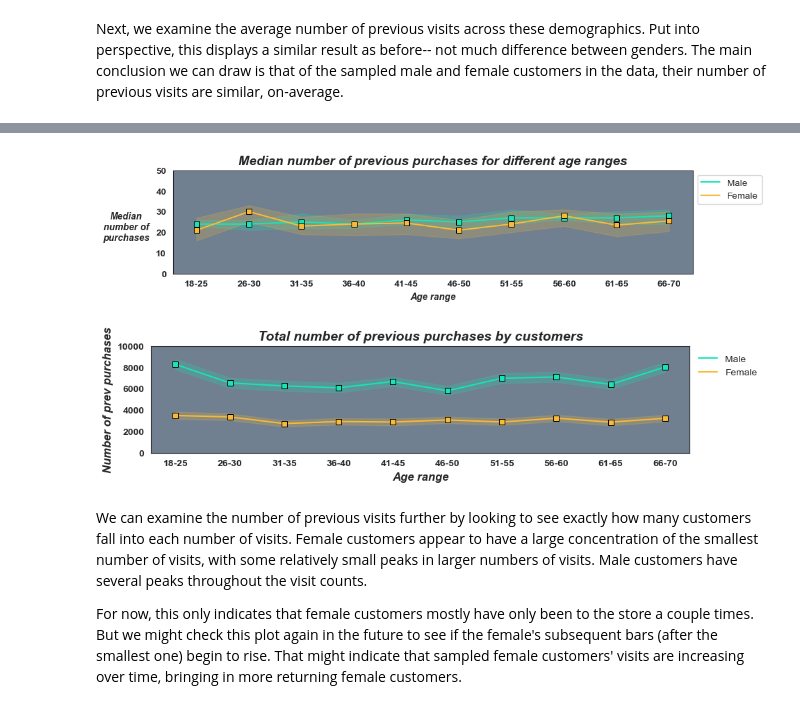
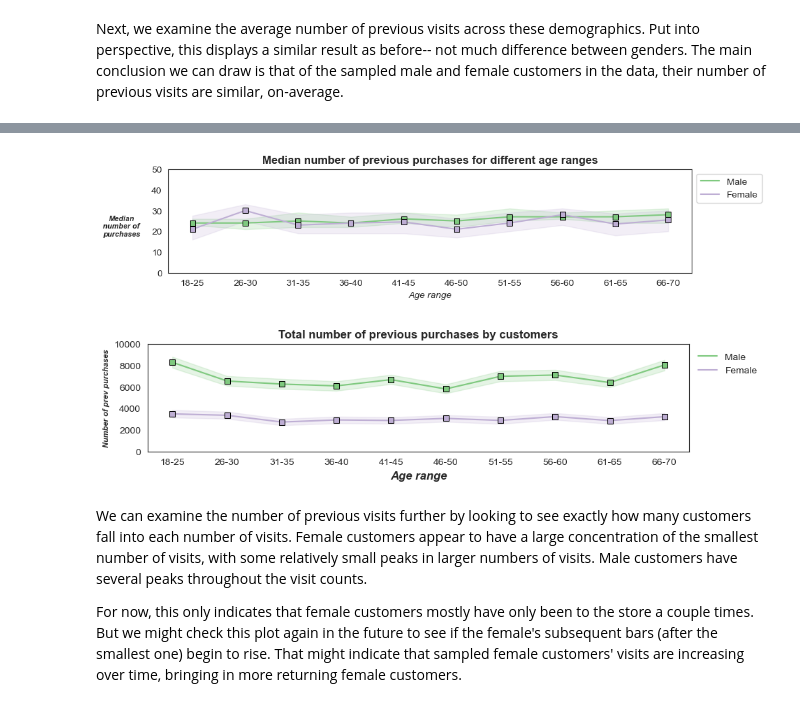
Before and after one commit to molly777yllom/DataDive3_DATA3500, a Jupyter notebook: shopping_trends.ipynb, the cells around one changed output, grey strips where cells are left out. Saved outputs shown, nothing was run; the diff lists cells and outputs as text; code cells hidden in the pictures.

```diff
--- a/shopping_trends.ipynb
+++ b/shopping_trends.ipynb
@@ -912,24 +912,23 @@ plt.show()
 If we look at the total expenditures, we see the greater number of male customers is reflected by the greater total purchases they had across their age ranges. The underlying trend, though, is still quite similar for both male and female customers.
 # %%
 # Plot: Total amount spent by different age ranges (and by gender)
-f, ax = plt.subplots(figsize=(10, 2))
+f, ax = plt.subplots(figsize=(10, 2))  # set up figure, styles
 plt.subplots_adjust(hspace=0.3, wspace=0.5)
-sns.set_style('white')
+# set up line plot
 sns.lineplot(x="Age Range", y='Purchase Amount (USD)', data=shopping, hue='Gender', palette='Accent', ax=ax, estimator=np.sum)
-lines=ax.lines  # set markers for the lines
+lines=ax.lines  # create lines object to set markers for the lines
 lines[0].set_marker("s")  # set square marker for line 1
 lines[0].set_markeredgecolor('black')  # set black marker edge color for line 1
 lines[1].set_marker("s")  # set square marker for line 2
 lines[1].set_markeredgecolor('black')  # set black marker edge color for line 2
-ax.set_title('Total shopping expenditure', fontsize=12, weight='bold')
-ax.set_xlabel('Age range', style='italic', size=8)
-ax.set_ylabel('Total\npurchases\n(USD)', style='italic', size=8, rotation=0)  # customize the y-axis label
+ax.set_title('Total shopping expenditures', fontsize=12, weight='bold')
+ax.set_xlabel('Age range', style='italic', size=8)  # customize x-axis label
+ax.set_ylabel('Total\npurchases\n(USD)', weight='bold', style='italic', size=8, rotation=0)  # customize the y-axis label
 ax.get_yaxis().set_label_coords(-0.12,0.35)  # Adjust y-axis label position
-ax.set_facecolor('white')
-ax.set_ylim(0, 25000)
+ax.set_ylim(0, 25000)  # change axis limits, for perspective
 ax.legend(loc='upper left', bbox_to_anchor=(1, 1))  # customize the legend placement
-ax.yaxis.set_major_formatter(formatter)  # apply the formatting function to add % signs to y-axis
-plt.show()
+ax.yaxis.set_major_formatter(formatter)  # apply the formatting function to add $ signs to y-axis
+plt.show()  # show the plot
 # %% [output]
 [figure]
 # %%
@@ -990,53 +984,43 @@ plt.show()
 # %%
 # Plot: Median number of purchases by different age ranges (and by gender)
-f, ax = plt.subplots(figsize=(10, 2))
+f, ax = plt.subplots(figsize=(10, 2))  # set up the figure, styles
 plt.subplots_adjust(hspace=0.3, wspace=0.5)
-sns.set_style('white')
-sns.lineplot(x="Age Range", y='Previous Purchases', data=shopping, hue='Gender', palette='turbo', ax=ax, estimator=np.median)
-lines=ax.lines  # set markers for the lines
-lines[0].set_marker("s")
-lines[0].set_markeredgecolor('black')
-lines[1].set_marker("s")
-lines[1].set_markeredgecolor('black')
-ax.set_title('Median number of previous purchases for different age ranges', fontsize=14, weight='bold', style='italic', y=1)
-ax.set_xlabel('Age range', weight='bold', style='italic', size=10)
-ax.set_ylabel('Median\nnumber of\npurchases', weight='bold', style='italic', size=10, rotation=0)  # customize the y-axis label
-ax.get_yaxis().set_label_coords(-0.09,0.30)  # Adjust y-axis label position
-ax.set_facecolor('slategray')
-for label in ax.get_xticklabels():
-    label.set_weight('bold')
-for label in ax.get_yticklabels():
-    label.set_weight('bold')
-ax.set_ylim(0, 50)
+
+# set up the line plot
+sns.lineplot(x="Age Range", y='Previous Purchases', data=shopping, hue='Gender', palette='Accent', ax=ax, estimator=np.median)
+lines=ax.lines  # create lines object
+lines[0].set_marker("s") # set square marker for line 1
+lines[0].set_markeredgecolor('black')   # set black marker edge color for line 1
+lines[1].set_marker("s") # set square marker for line 2
+lines[1].set_markeredgecolor('black')   # set black marker edge color for line 2
+ax.set_title('Median number of previous purchases for different age ranges', fontsize=12, weight='bold')   #set plot title
+ax.set_xlabel('Age range', style='italic', size=10)  # customize x-axis label
+ax.set_ylabel('Median\nnumber of\npurchases', weight='bold', style='italic', size=8, rotation=0)  # customize the y-axis label with upright rotation
+ax.get_yaxis().set_label_coords(-0.09,0.34)  # Adjust y-axis label position
+ax.set_ylim(0, 50)  # adjust y-axis for perspective
 ax.legend(loc='upper left', bbox_to_anchor=(1, 1))  # customize the legend placement
-plt.show()
+plt.show()  # show the plot
 # %% [output]
-[figure, old version]
+[figure, new version]
 # %%
 # Plots: Number of previous purchases by age (and gender)
-
-f, ax = plt.subplots(figsize=(10, 2))
+f, ax = plt.subplots(figsize=(10, 2))   #set up the figure, styles
 plt.subplots_adjust(hspace=0.3, wspace=0.5)
-sns.set_style('white')
-sns.lineplot(x="Age Range", y='Previous Purchases', data=shopping, hue='Gender', palette='turbo', ax=ax, estimator=np.sum)
+# set up the line plot
+sns.lineplot(x="Age Range", y='Previous Purchases', data=shopping, hue='Gender', palette='Accent', ax=ax, estimator=np.sum)
 lines=ax.lines  # set markers for the lines
 lines[0].set_marker("s")  # set square marker for line 1
 lines[0].set_markeredgecolor('black')  # set black marker edge color for line 1
 lines[1].set_marker("s")  # set square marker for line 2
 lines[1].set_markeredgecolor('black')  # set black marker edge color for line 2
-ax.set_title('Total number of previous purchases by customers', fontsize=14, weight='bold', style='italic', y=1)
+ax.set_title('Total number of previous purchases by customers', fontsize=12, weight='bold')
 ax.set_xlabel('Age range', weight='bold', style='italic', size=12)
-ax.set_ylabel('Number of prev purchases', weight='bold', style='italic', size=12)
-ax.set_facecolor('slategray')
-for label in ax.get_xticklabels():
-    label.set_weight('bold')
-for label in ax.get_yticklabels():
-    label.set_weight('bold')
-ax.set_ylim(0, 10000)
+ax.set_ylabel('Number of prev purchases', weight='bold', style='italic', size=8)
+ax.set_ylim(0, 10000)  # adjust y-axis limits
 ax.legend(loc='upper left', edgecolor='white', bbox_to_anchor=(1, 1))  # customize the legend placement
-plt.show()
+plt.show()   # show the plot
 # %% [output]
-[figure, old version]
+[figure, new version]
 # %% [markdown]
 We can examine the number of previous visits further by looking to see exactly how many customers fall into each number of visits. Female customers appear to have a large concentration of the smallest number of visits, with some relatively small peaks in larger numbers of visits. Male customers have several peaks throughout the visit counts.
 
```
Also changed, not shown: parts of 27 cells of this notebook.
